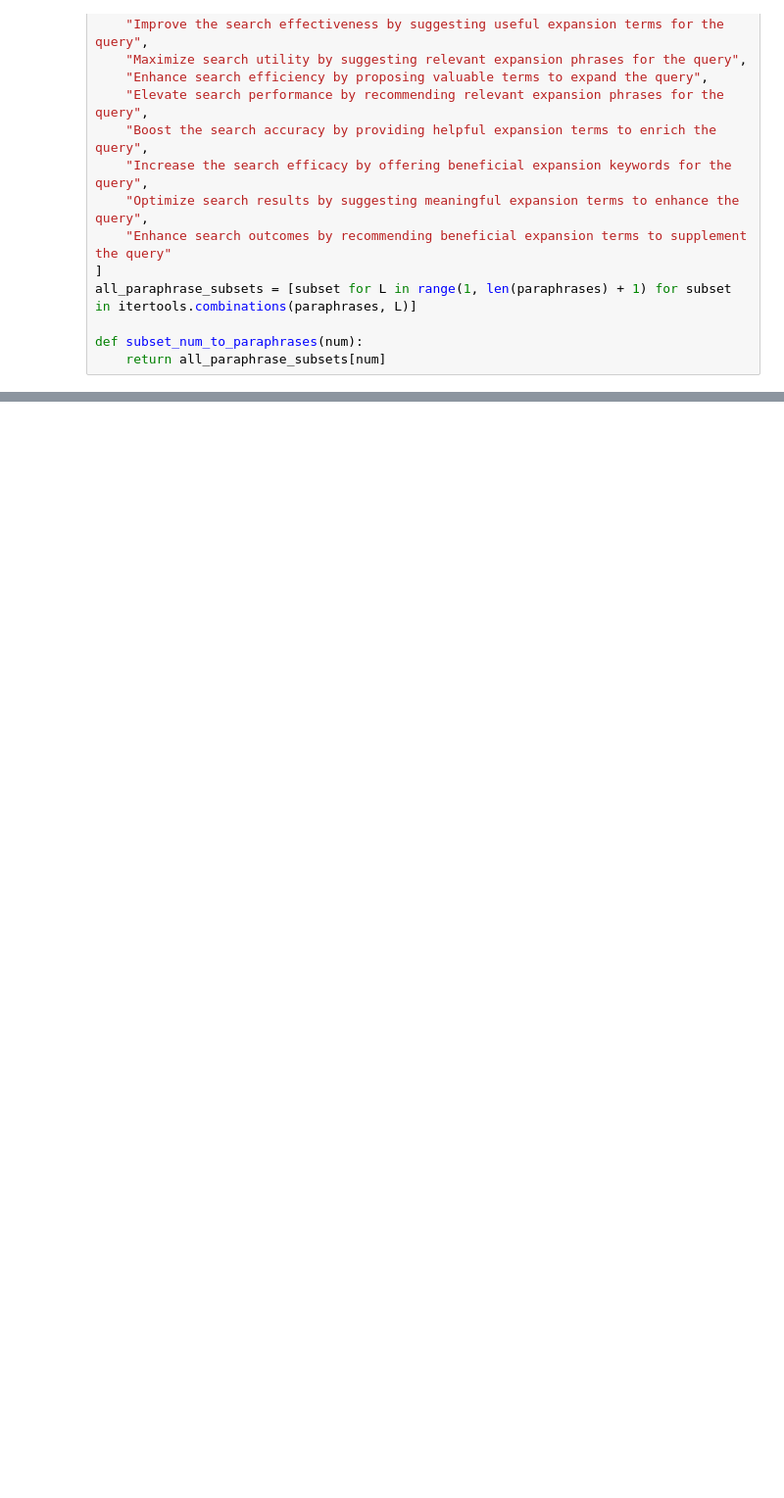
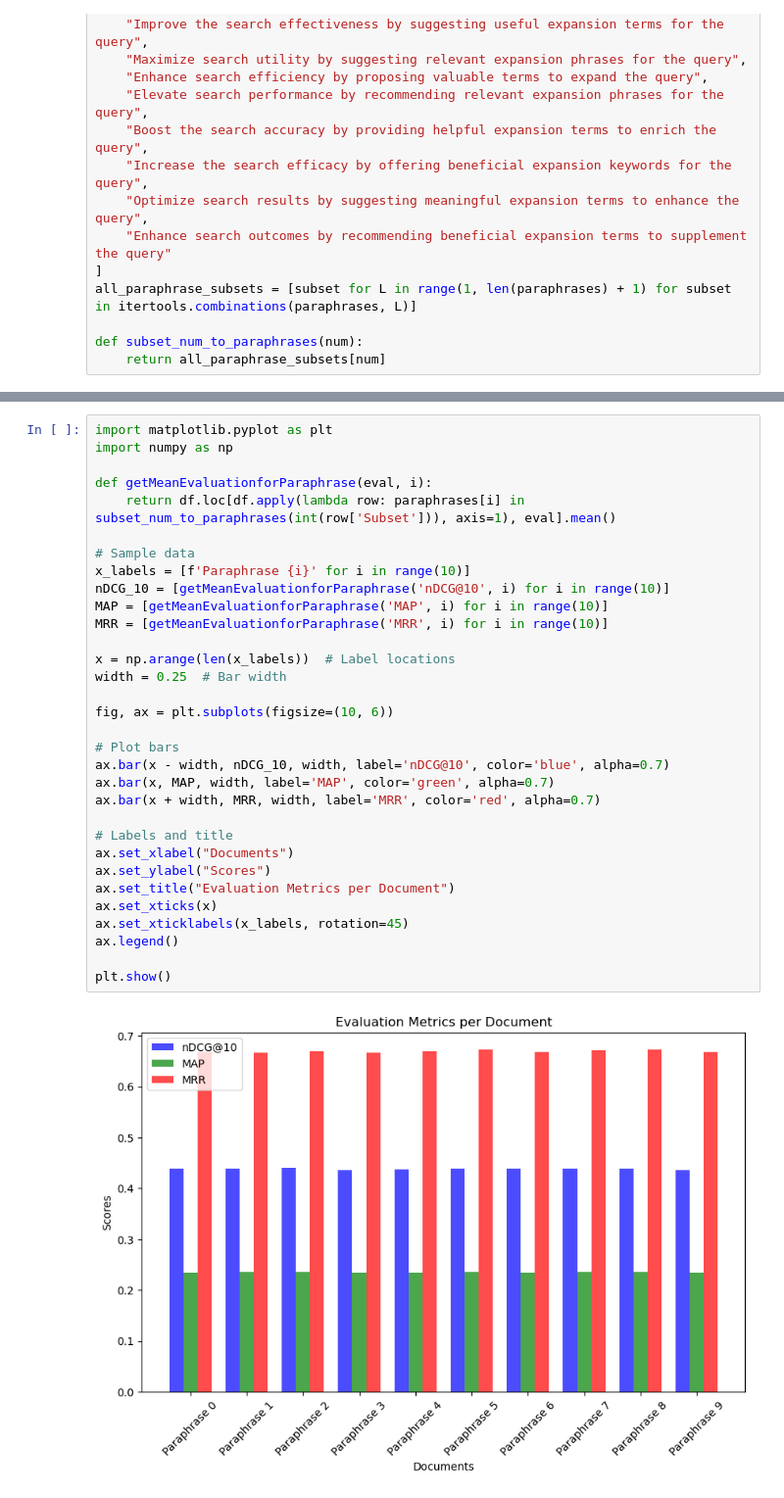
Before and after one commit to nouwerkerk/DSAIT4050-IR-18, a Jupyter notebook: data_analysis.ipynb, the cells around one changed output, grey strips where cells are left out. Shown at 98% size. Drawn from its saved outputs; the diff is of its cells as text; blank space fills up the shorter version.

```diff
--- a/data_analysis.ipynb
+++ b/data_analysis.ipynb
@@ -185,0 +240,34 @@ print(pd.DataFrame(all_averages))
+# %%
+import matplotlib.pyplot as plt
+import numpy as np
+
+def getMeanEvaluationforParaphrase(eval, i):
+    return df.loc[df.apply(lambda row: paraphrases[i] in subset_num_to_paraphrases(int(row['Subset'])), axis=1), eval].mean()
+
+# Sample data
+x_labels = [f'Paraphrase {i}' for i in range(10)]
+nDCG_10 = [getMeanEvaluationforParaphrase('nDCG@10', i) for i in range(10)]
+MAP = [getMeanEvaluationforParaphrase('MAP', i) for i in range(10)]
+MRR = [getMeanEvaluationforParaphrase('MRR', i) for i in range(10)]
+
+x = np.arange(len(x_labels))  # Label locations
+width = 0.25  # Bar width
+
+fig, ax = plt.subplots(figsize=(10, 6))
+
+# Plot bars
+ax.bar(x - width, nDCG_10, width, label='nDCG@10', color='blue', alpha=0.7)
+ax.bar(x, MAP, width, label='MAP', color='green', alpha=0.7)
+ax.bar(x + width, MRR, width, label='MRR', color='red', alpha=0.7)
+
+# Labels and title
+ax.set_xlabel("Documents")
+ax.set_ylabel("Scores")
+ax.set_title("Evaluation Metrics per Document")
+ax.set_xticks(x)
+ax.set_xticklabels(x_labels, rotation=45)
+ax.legend()
+
+plt.show()
+# %% [output]
+[figure, added]
```
Also changed, not shown: parts of 8 cells of this notebook.
